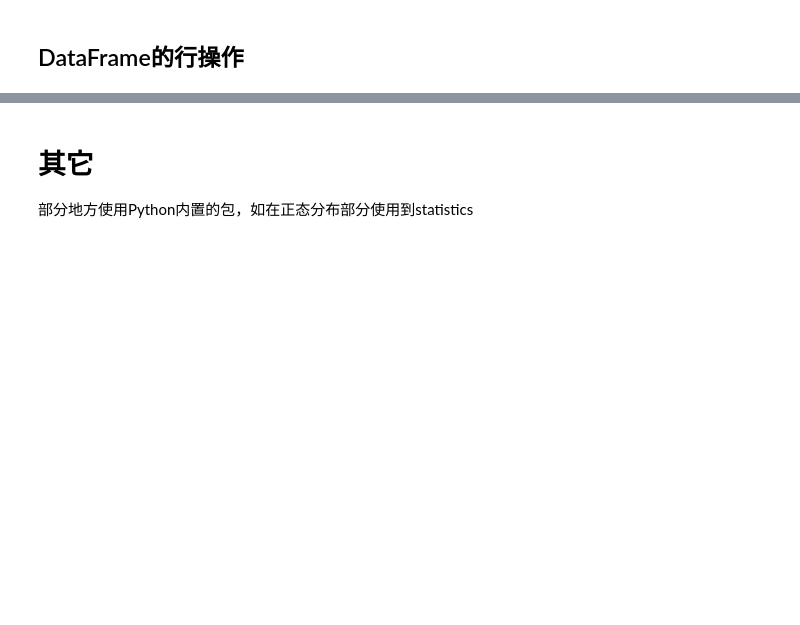
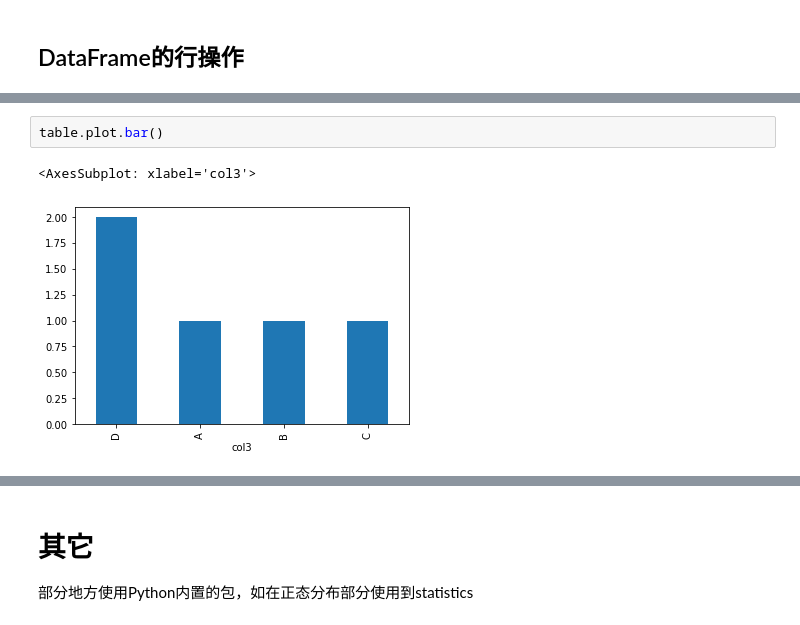
Before and after one commit to zhiliang-lin/py_for_stats, a Jupyter notebook: Python统计分析包.ipynb, the cells around one changed output, grey strips where cells are left out. Cells and saved outputs as stored; diff of their text form; blank space fills up the shorter version.

```diff
--- a/Python统计分析包.ipynb
+++ b/Python统计分析包.ipynb
@@ -62,0 +212,5 @@ sample_df.head(n = 3)
+# %%
+table.plot.bar()
+# %% [output]
+<AxesSubplot: xlabel='col3'>
+[figure, added]
```
Also changed, not shown: parts of 45 cells of this notebook.
